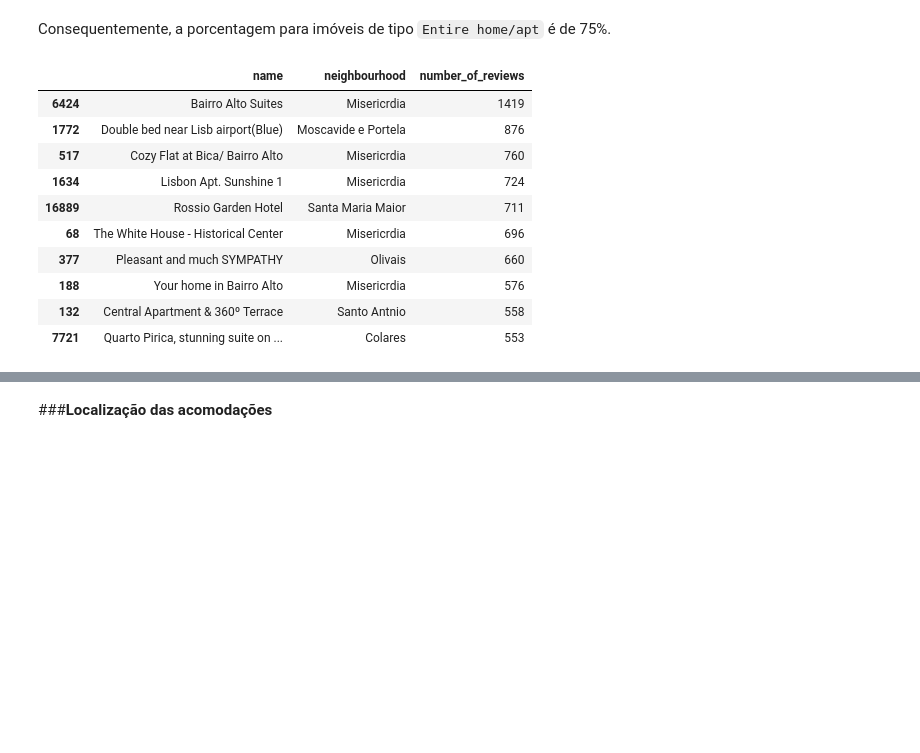
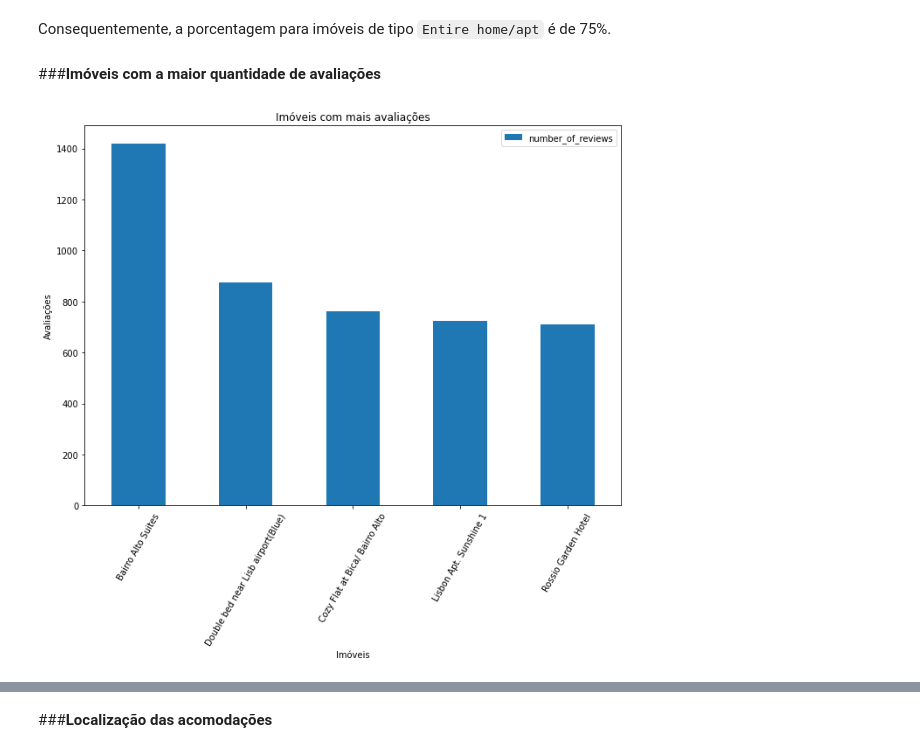
Before and after one commit to abe2701/data_science, a Jupyter notebook: Analisando_os_Dados_do_Airbnb_Lisboa.ipynb, the cells around one changed output, grey strips where cells are left out. Saved outputs shown, nothing was run; the diff lists cells and outputs as text; code cells hidden in the pictures; blank space fills up the shorter version.

```diff
--- a/Analisando_os_Dados_do_Airbnb_Lisboa.ipynb
+++ b/Analisando_os_Dados_do_Airbnb_Lisboa.ipynb
@@ -260,21 +260,20 @@ Shared room        0.016092
 Name: room_type, dtype: float64
 # %% [markdown]
 Consequentemente, a porcentagem para imóveis de tipo `Entire home/apt` é de 75%.
+# %% [markdown]
+###**Imóveis com a maior quantidade de avaliações**
 # %%
 # top 10 imóveis com mais avalições em Lisboa
-df_clean[['name','neighbourhood','number_of_reviews']].sort_values(by='number_of_reviews',ascending=False)[:10]
+df_avaliacao = df_clean[['name','neighbourhood','number_of_reviews']].sort_values(by='number_of_reviews',ascending=False)[:5]
+df_avaliacao
+ax = df_avaliacao.plot.bar(figsize=(11,8))
+ax.set_ylabel('Avaliações')
+ax.set_xlabel('Imóveis')
+ax.set_title('Imóveis com mais avaliações')
+ax.set_xticklabels(df_avaliacao.name);
+plt.xticks(rotation=60)
 # %% [output]
-|  | name | neighbourhood | number_of_reviews |
-| 6424 | Bairro Alto Suites | Misericrdia | 1419 |
-| 1772 | Double bed near Lisb airport(Blue) | Moscavide e Portela | 876 |
-| 517 | Cozy Flat at Bica/ Bairro Alto | Misericrdia | 760 |
-| 1634 | Lisbon Apt. Sunshine 1 | Misericrdia | 724 |
-| 16889 | Rossio Garden Hotel | Santa Maria Maior | 711 |
-| 68 | The White House - Historical Center | Misericrdia | 696 |
-| 377 | Pleasant and much SYMPATHY | Olivais | 660 |
-| 188 | Your home in Bairro Alto | Misericrdia | 576 |
-| 132 | Central Apartment & 360º Terrace | Santo Antnio | 558 |
-| 7721 | Quarto Pirica, stunning suite on ... | Colares | 553 |
+[figure, added]
 # %% [markdown]
 Em Lisboa, o imóvel com a maior quantidade de avalições é o **Bairro Alto Suites**.
 <br><br>
```
Also changed, not shown: parts of 3 cells of this notebook.
